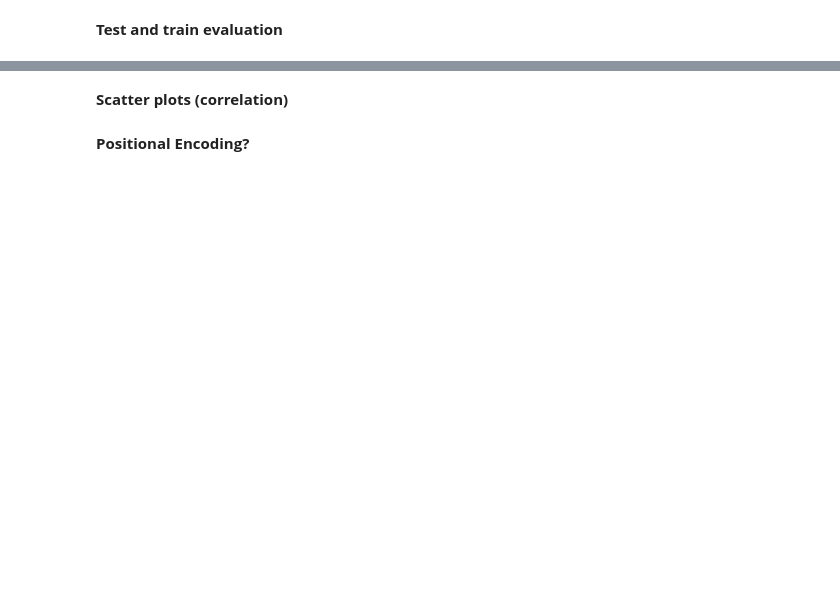
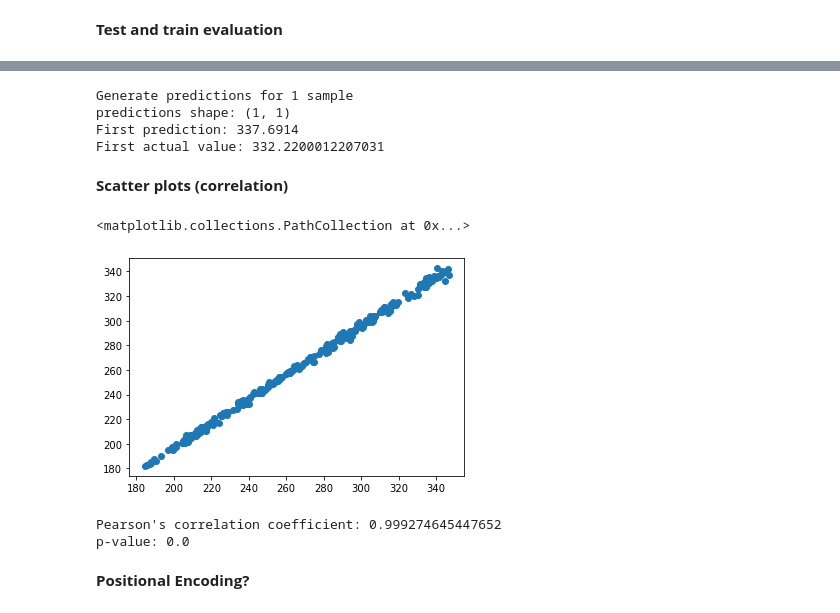
Before and after one commit to Lenflammeur/UCL-MSc_Project, a Jupyter notebook: week2.ipynb, the cells around one changed output, grey strips where cells are left out. Cells and saved outputs as stored; diff of their text form; code cells hidden in the pictures; blank space fills up the shorter version.

```diff
--- a/week2.ipynb
+++ b/week2.ipynb
@@ -201,5 +188 @@ y: [40 50 60 70 80 90]
-# %%
-# reshape from [samples, timesteps] into [samples, timesteps, features]
-n_features = 1
-X = X.reshape((X.shape[0], X.shape[1], n_features))
 # %%
@@ -215,4 +222,36 @@ print(yhat)
+# %%
+# Generate predictions (probabilities -- the output of the last layer)
+# on new data using `predict`
+print("Generate predictions for 1 sample")
+predictions = model.predict(X_test[0, :, :].reshape(1, n_steps, n_features))
+print("predictions shape:", predictions.shape)
+print("First prediction:", predictions[0][0])
+print("First actual value:", y_test[0])
+# %% [output]
+Generate predictions for 1 sample
+predictions shape: (1, 1)
+First prediction: 337.6914
+First actual value: 332.2200012207031
+# %%
+Y_hat_test = []
+for x in X_test:
+    x = x.reshape(1, n_steps, n_features)
+    Y_hat_test.append(model.predict(x, verbose=0)[0][0])
+Y_hat_test = np.array(Y_hat_test).reshape(X_test.shape[0])
 # %% [markdown]
 **Scatter plots (correlation)**
+# %%
+plt.scatter(Y_hat_test, y_test)
+# %% [output]
+<matplotlib.collections.PathCollection at 0x...>
+[figure, added]
+# %%
+from scipy.stats.stats import pearsonr
+r, p_value = pearsonr(Y_hat_test, y_test)
+print("Pearson's correlation coefficient:", r)
+print("p-value:", p_value)
+# %% [output]
+Pearson's correlation coefficient: 0.999274645447652
+p-value: 0.0
 # %% [markdown]
 **Positional Encoding?**
```
Also changed, not shown: parts of 15 cells of this notebook, 2 other files.
